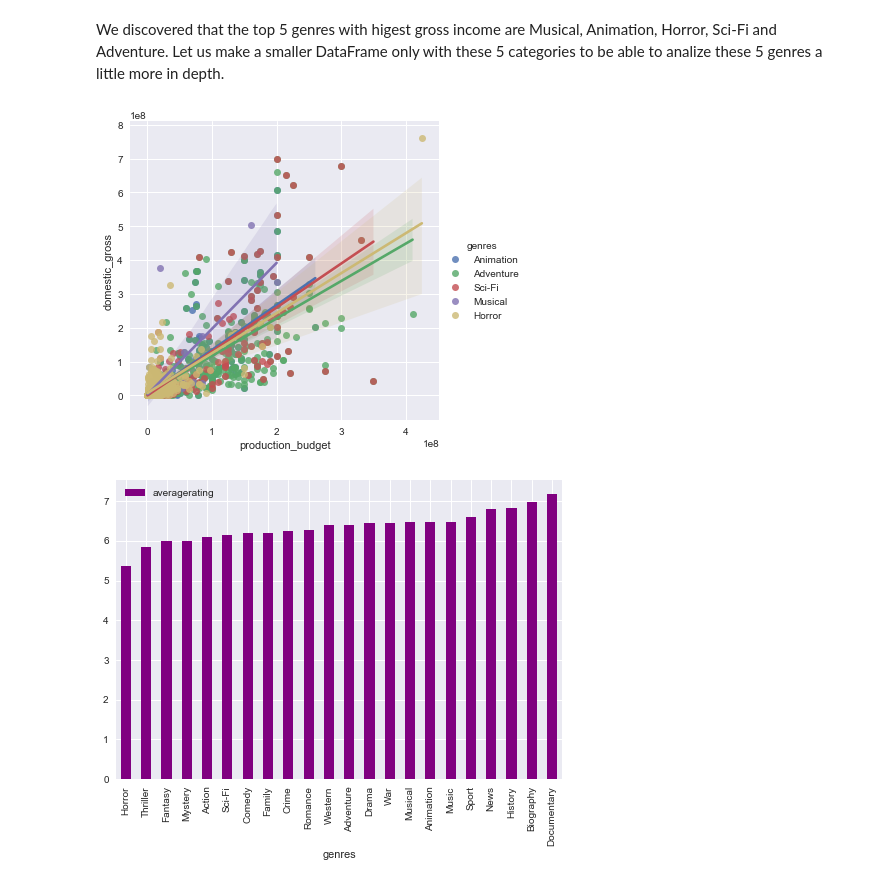
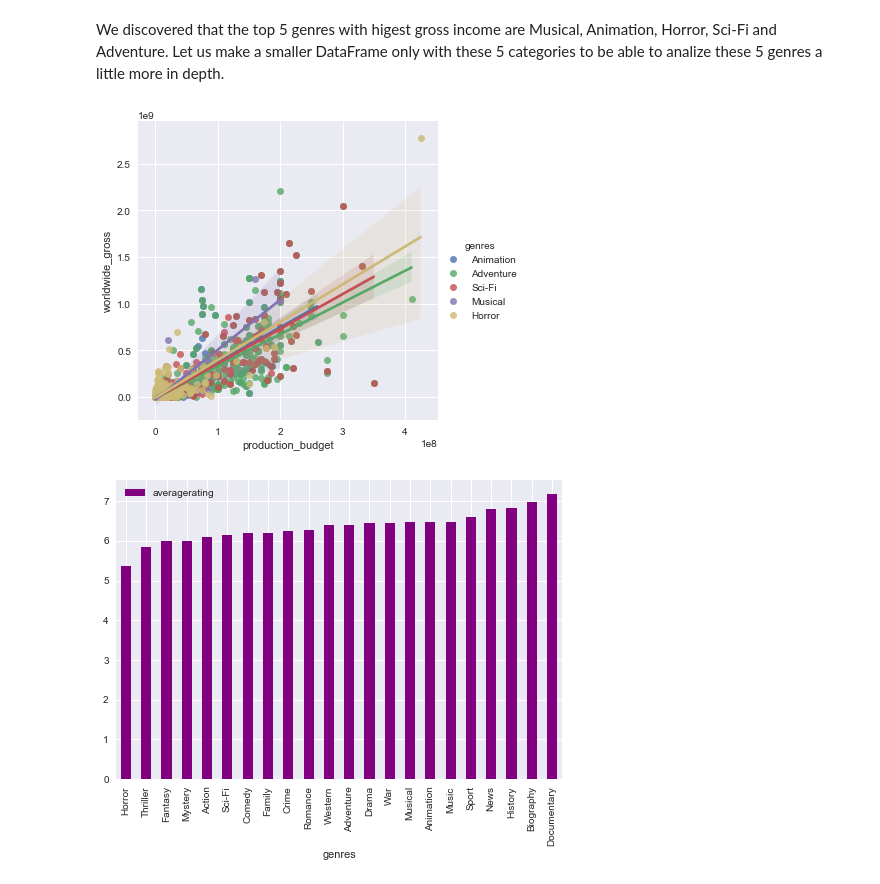
Before and after one commit to MNLKuzmin/dsc-project-genrestudy, a Jupyter notebook: A Genre Study first draft-skimmed down version.ipynb, the cells around one changed output. Cells and saved outputs as stored; diff of their text form; code cells hidden in the pictures.

```diff
--- a/A Genre Study first draft-skimmed down version.ipynb
+++ b/A Genre Study first draft-skimmed down version.ipynb
@@ -445,6 +445,6 @@ top5_df=pd.concat(top5_list)
 # %%
 import seaborn as sns
 # %%
-sns.lmplot(x="production_budget", y="domestic_gross", hue="genres", data=top5_df);
+sns.lmplot(x="production_budget", y="worldwide_gross", hue="genres", data=top5_df);
 # %% [output]
-[figure, old version]
+[figure, new version]
```
Also changed, not shown: parts of 37 cells of this notebook.
